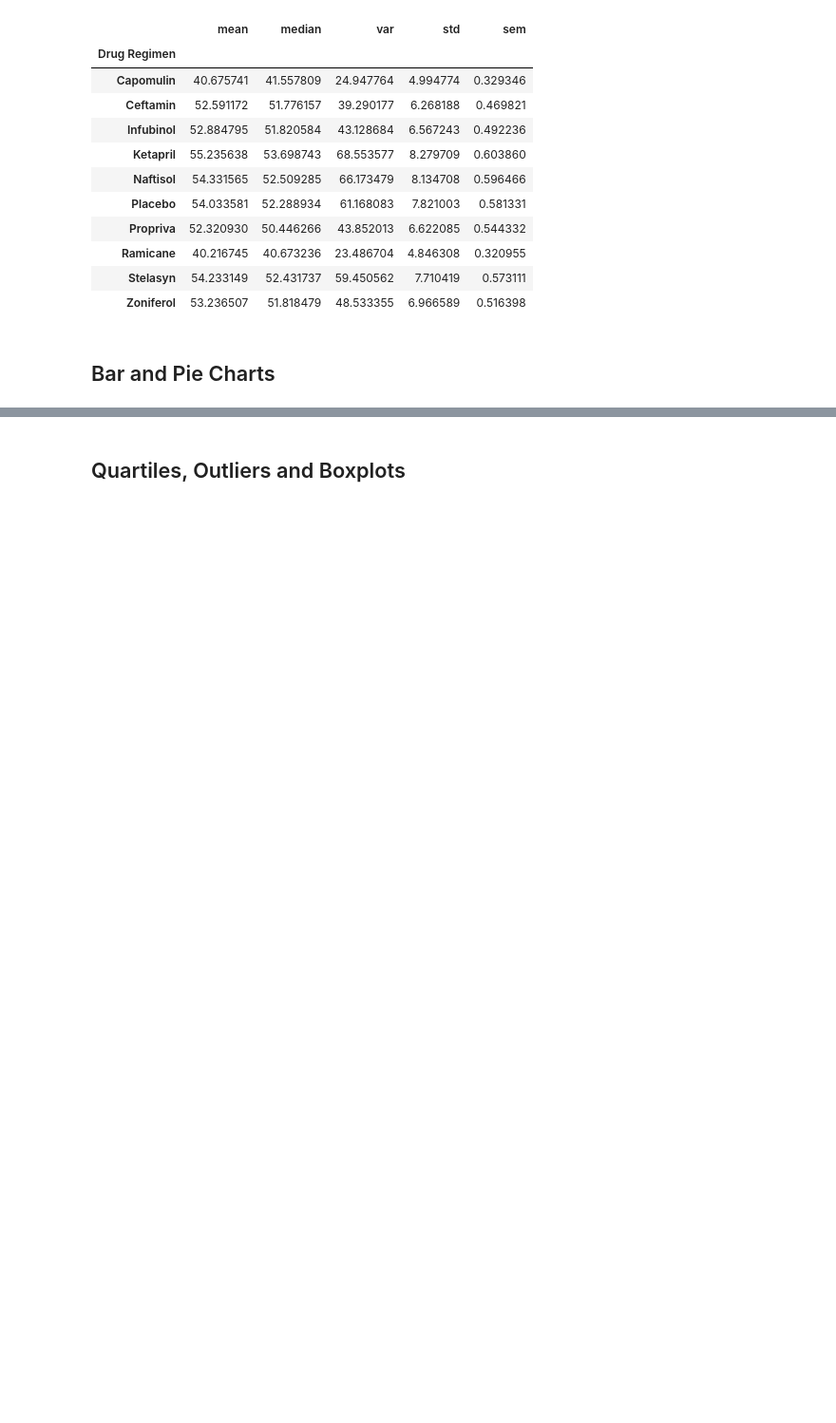
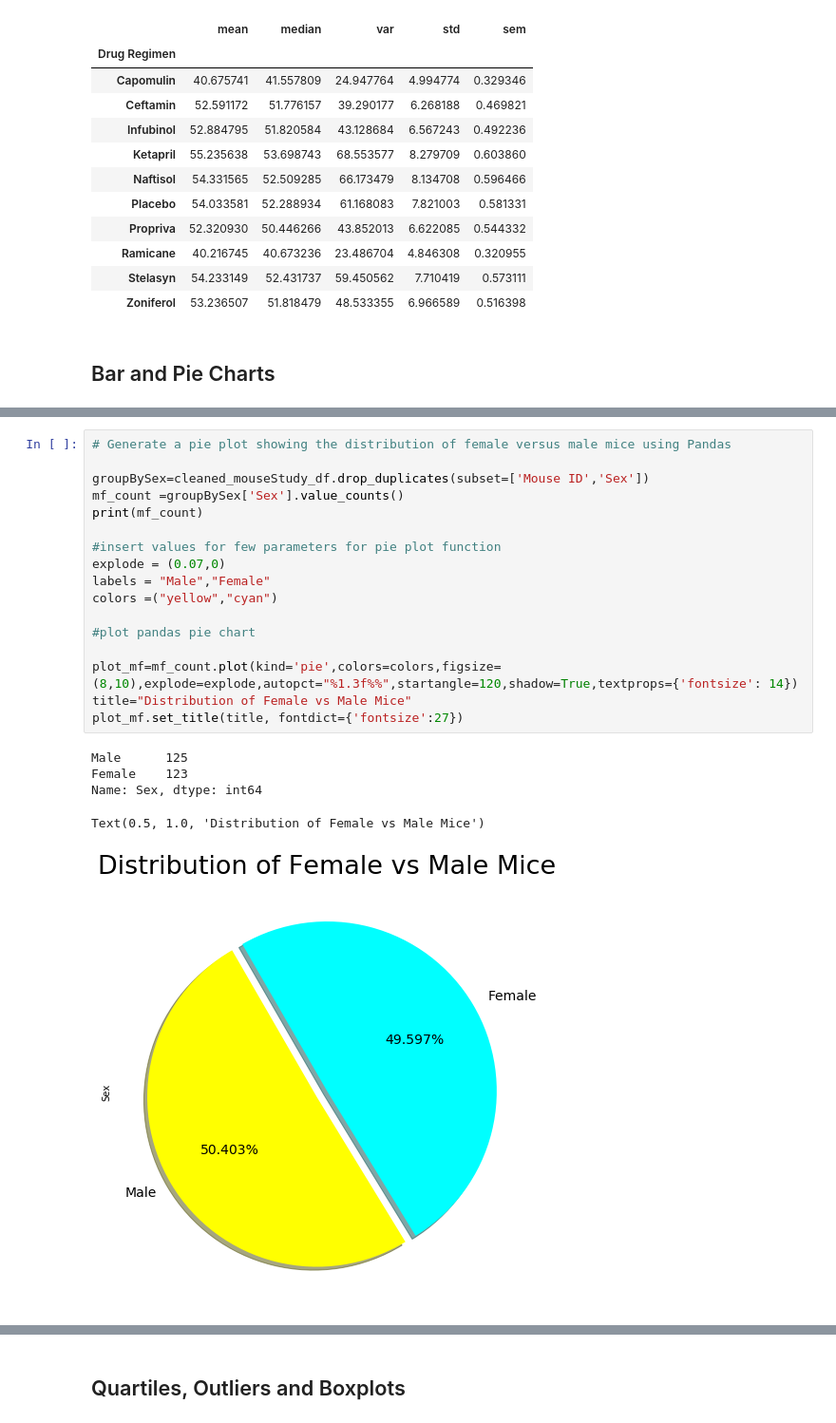
Before and after one commit to crebello711/Matplotlib-The-Power-of-Plots, a Jupyter notebook: pymaceuticals_starter.ipynb, the cells around one changed output, grey strips where cells are left out. Shown at 95% size. Drawn from its saved outputs; the diff is of its cells as text; blank space fills up the shorter version.

```diff
--- a/pymaceuticals_starter.ipynb
+++ b/pymaceuticals_starter.ipynb
@@ -250,0 +247,23 @@ Text(0, 0.5, 'Number of Timepoints')
+# %%
+# Generate a pie plot showing the distribution of female versus male mice using Pandas
+
+groupBySex=cleaned_mouseStudy_df.drop_duplicates(subset=['Mouse ID','Sex'])
+mf_count =groupBySex['Sex'].value_counts()
+print(mf_count)
+
+#insert values for few parameters for pie plot function
+explode = (0.07,0)
+labels = "Male","Female"
+colors =("yellow","cyan")
+
+#plot pandas pie chart
+
+plot_mf=mf_count.plot(kind='pie',colors=colors,figsize=(8,10),explode=explode,autopct="%1.3f%%",startangle=120,shadow=True,textprops={'fontsize': 14})
+title="Distribution of Female vs Male Mice"
+plot_mf.set_title(title, fontdict={'fontsize':27})
+# %% [output]
+Male      125
+Female    123
+Name: Sex, dtype: int64
+Text(0.5, 1.0, 'Distribution of Female vs Male Mice')
+[figure, added]
```
Also changed, not shown: parts of 7 cells of this notebook.
